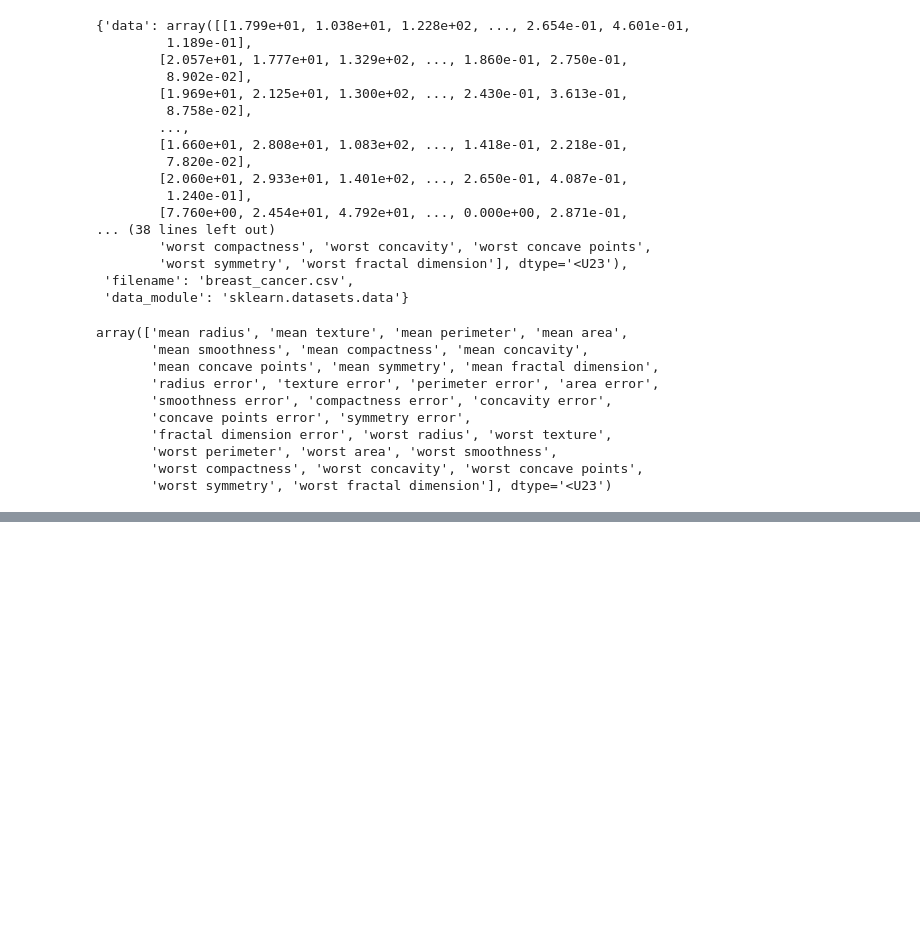
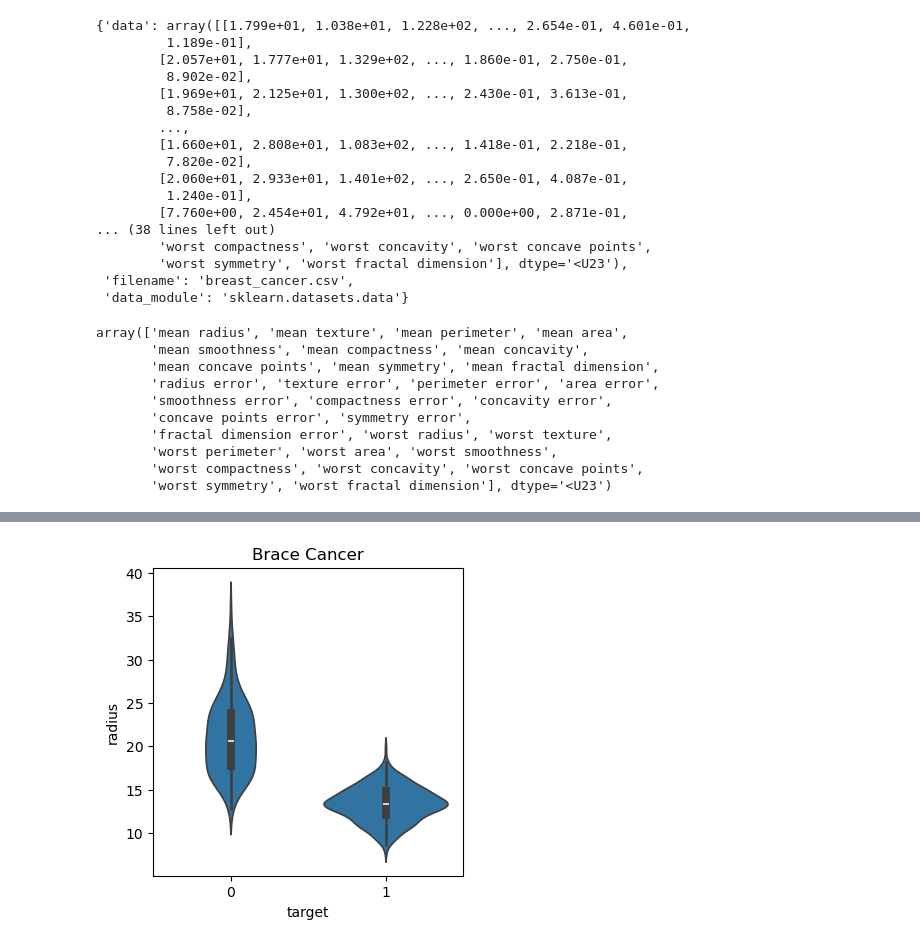
Before and after one commit to shahramsamar/ML-AI, a Jupyter notebook: ML/Breast Cancer Data Set-6/breast-cancer.ipynb, the cells around one changed output, grey strips where cells are left out. Drawn from its saved outputs; the diff is of its cells as text; code cells hidden in the pictures; blank space fills up the shorter version.

```diff
--- a/ML/Breast Cancer Data Set-6/breast-cancer.ipynb
+++ b/ML/Breast Cancer Data Set-6/breast-cancer.ipynb
@@ -54,0 +145,8 @@ df
+# %%
+plt.figure(figsize=(4, 4))
+sns.violinplot(x='target', y='radius', data=df, )
+plt.title('Brace Cancer')
+
+plt.show()
+# %% [output]
+[figure, added]
```
Also changed, not shown: parts of 10 cells of this notebook.
